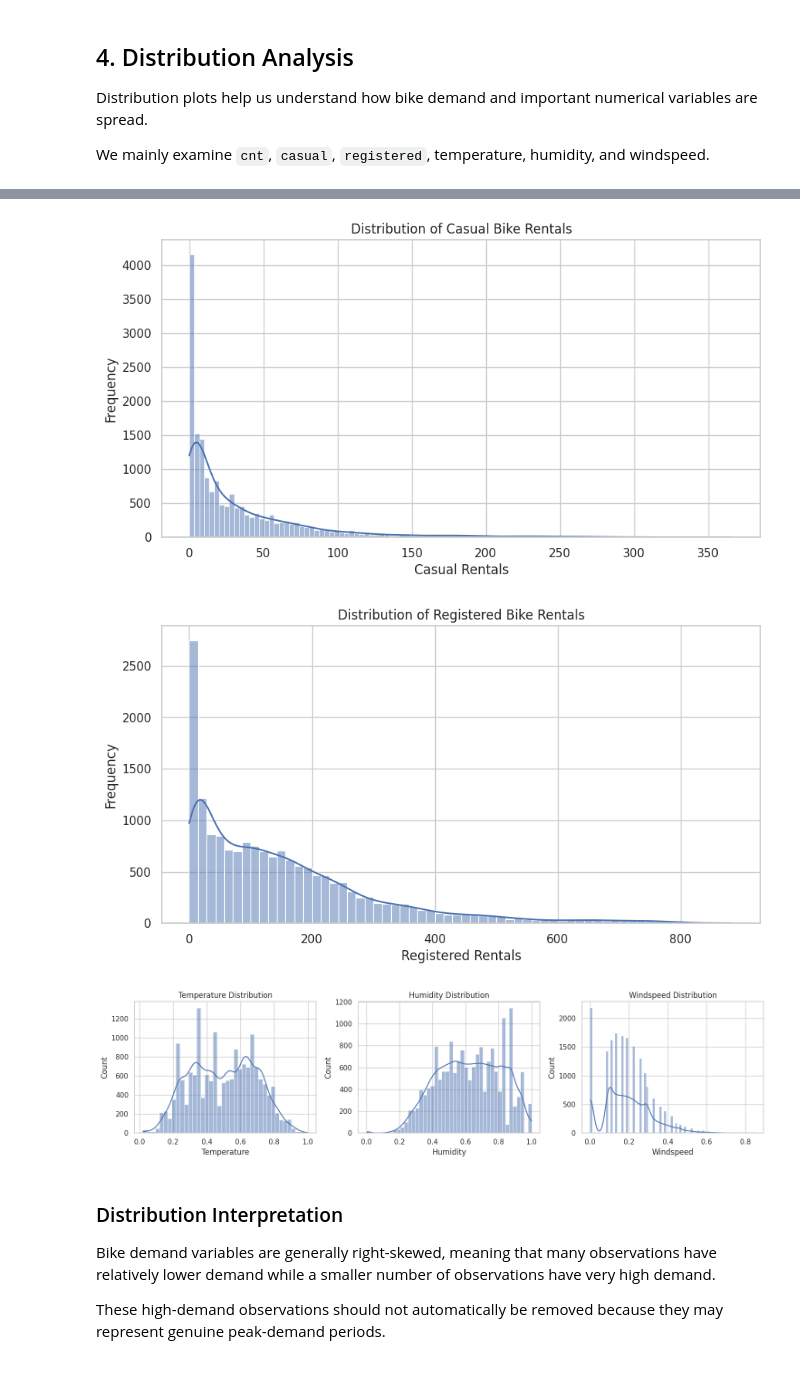
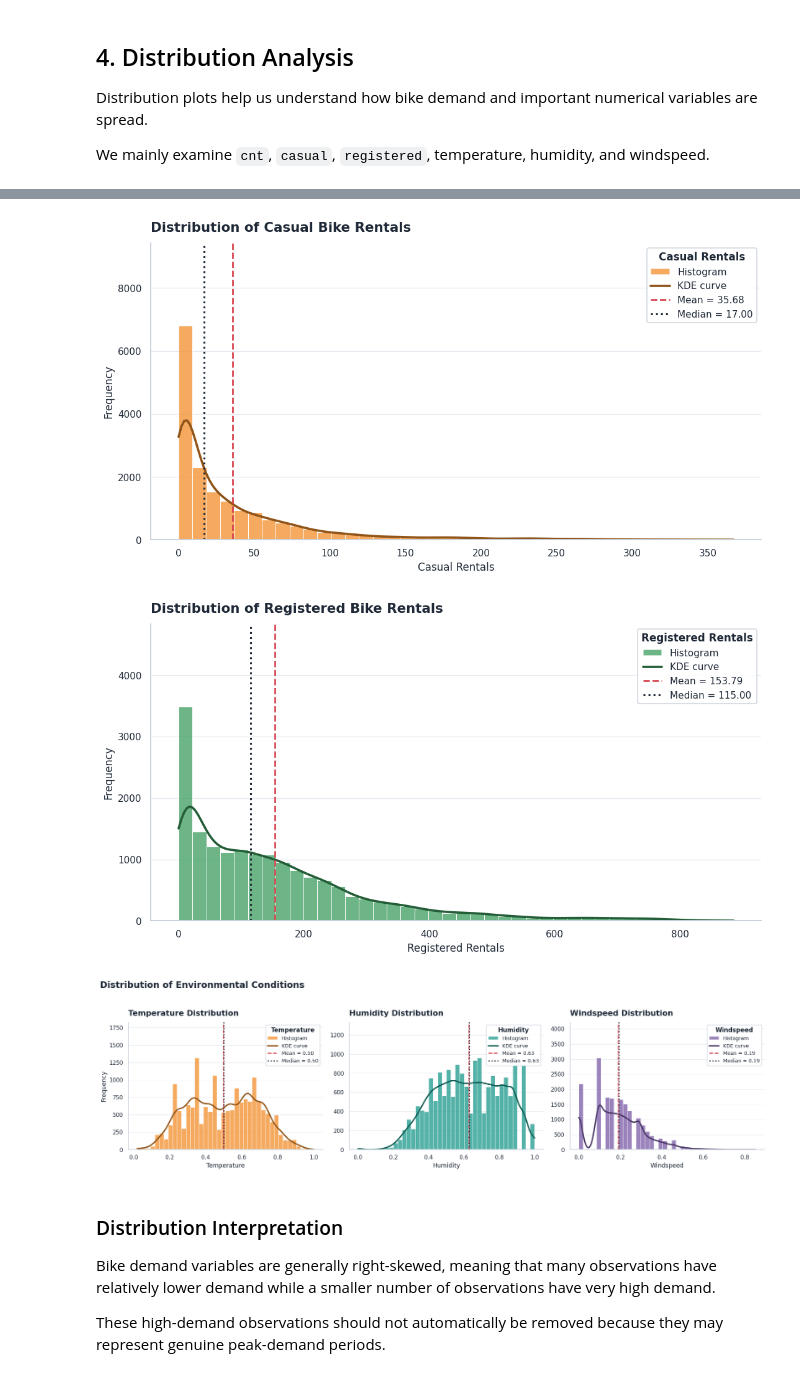
Before and after one commit to greshmaarajesh/ML-Final-Lab-Group-11, a Jupyter notebook: notebooks/EDA.ipynb, the cells around one changed output, grey strips where cells are left out. Cells and saved outputs as stored; diff of their text form; code cells hidden in the pictures.

```diff
--- a/notebooks/EDA.ipynb
+++ b/notebooks/EDA.ipynb
@@ -151,40 +264,38 @@ plt.show()
 # %%
-plt.figure(figsize=(10, 5))
-sns.histplot(data=df, x='casual', kde=True)
-plt.title('Distribution of Casual Bike Rentals')
-plt.xlabel('Casual Rentals')
-plt.ylabel('Frequency')
+fig, ax = plt.subplots(figsize=(10, 5.5))
+hist_panel(ax, 'casual', COLORS['orange'], 'Casual Rentals',
+           'Casual Rentals', 'Distribution of Casual Bike Rentals', loc='upper right')
+plt.tight_layout()
 plt.show()
 # %% [output]
-[figure, old version]
+[figure, new version]
 # %%
-plt.figure(figsize=(10, 5))
-sns.histplot(data=df, x='registered', kde=True)
-plt.title('Distribution of Registered Bike Rentals')
-plt.xlabel('Registered Rentals')
-plt.ylabel('Frequency')
+fig, ax = plt.subplots(figsize=(10, 5.5))
+hist_panel(ax, 'registered', COLORS['green'], 'Registered Rentals',
+           'Registered Rentals', 'Distribution of Registered Bike Rentals', loc='upper right')
+plt.tight_layout()
 plt.show()
 # %% [output]
-[figure, old version]
+[figure, new version]
 # %%
-fig, axes = plt.subplots(1, 3, figsize=(15, 4))
+fig, axes = plt.subplots(1, 3, figsize=(17, 5))
 
-sns.histplot(data=df, x='temp', kde=True, ax=axes[0])
-axes[0].set_title('Temperature Distribution')
-axes[0].set_xlabel('Temperature')
+hist_panel(axes[0], 'temp', COLORS['orange'], 'Temperature',
+           'Temperature', 'Temperature Distribution', fontsize=9)
+hist_panel(axes[1], 'hum', COLORS['teal'], 'Humidity',
+           'Humidity', 'Humidity Distribution', fontsize=9)
+hist_panel(axes[2], 'windspeed', COLORS['purple'], 'Windspeed',
+           'Windspeed', 'Windspeed Distribution', fontsize=9)
 
-sns.histplot(data=df, x='hum', kde=True, ax=axes[1])
-axes[1].set_title('Humidity Distribution')
-axes[1].set_xlabel('Humidity')
+for ax in axes[1:]:
+    ax.set_ylabel('')
 
-sns.histplot(data=df, x='windspeed', kde=True, ax=axes[2])
-axes[2].set_title('Windspeed Distribution')
-axes[2].set_xlabel('Windspeed')
-
-plt.tight_layout()
+fig.suptitle('Distribution of Environmental Conditions', x=0.01, ha='left',
+             fontsize=16, fontweight='bold', color=TEXT_DARK)
+plt.tight_layout(rect=[0, 0, 1, 0.95])
 plt.show()
 # %% [output]
-[figure, old version]
+[figure, new version]
 # %% [markdown]
 ### Distribution Interpretation
 
```
Also changed, not shown: parts of 43 cells of this notebook.
